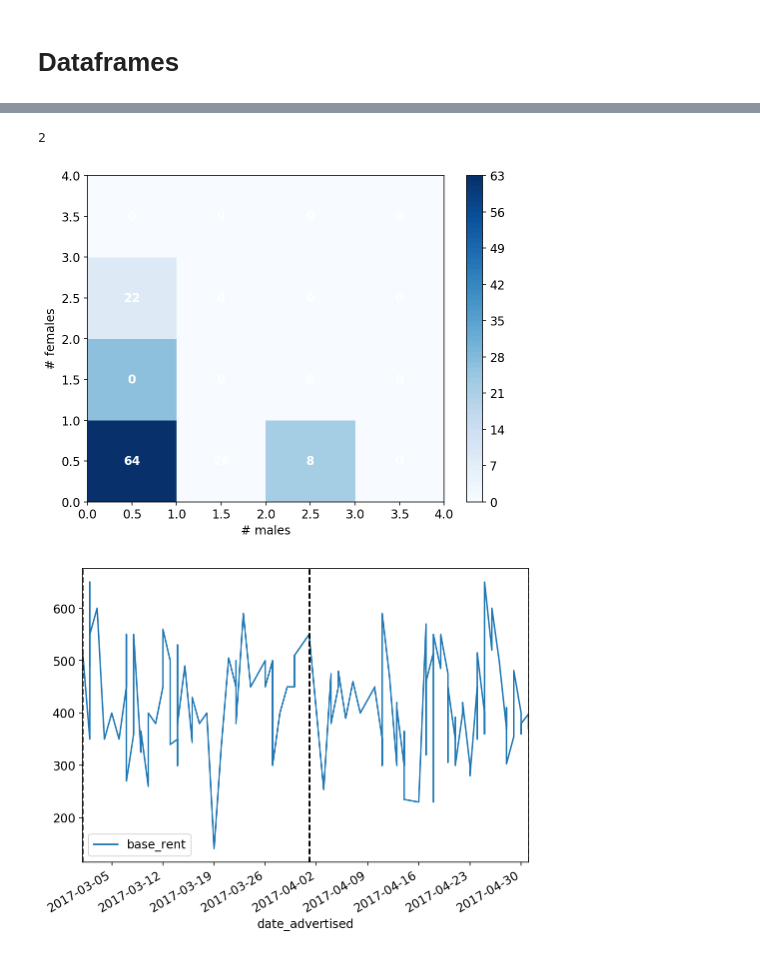
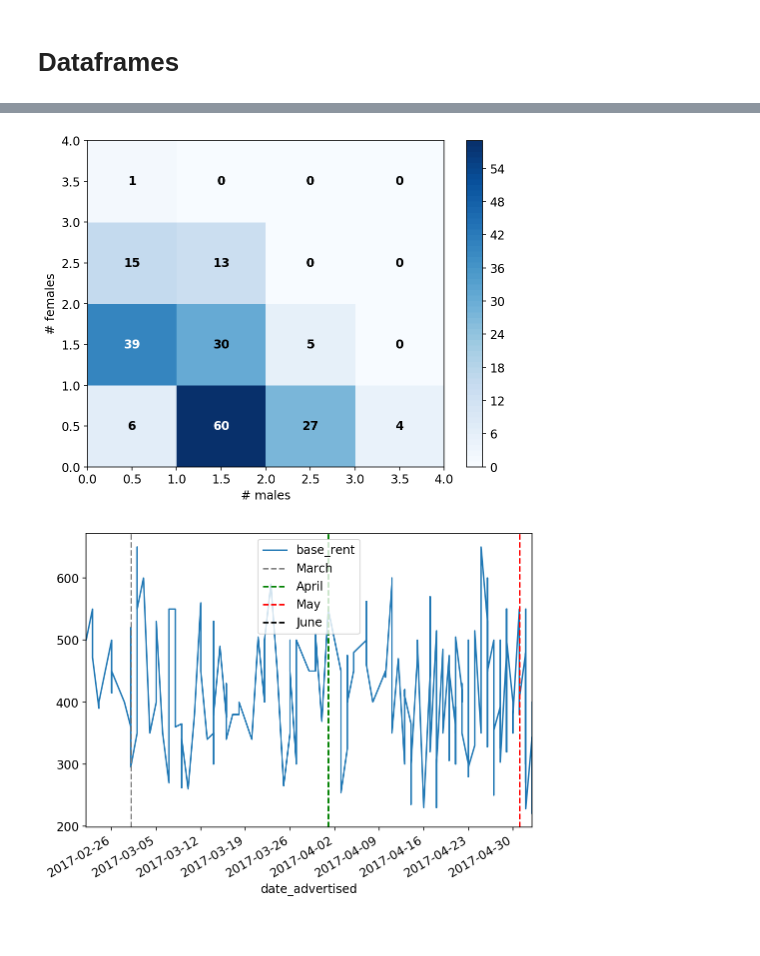
Before and after one commit to raggleton/Hamburg_house_prices, a Jupyter notebook: Hamburg flat scraping.ipynb, the cells around one changed output, grey strips where cells are left out. Cells and saved outputs as stored; diff of their text form; code cells hidden in the pictures.

```diff
--- a/Hamburg flat scraping.ipynb
+++ b/Hamburg flat scraping.ipynb
@@ -245,6 +256,8 @@ def extract_ad_info_from_soup(ad_soup):
         info_panel = panels[0]
 
         ad_dict = dict()
+        ad_dict['latitude'], ad_dict['longitude'] = get_coords(ad_soup)
+
 #         ad_dict = {'title': ad_soup.title.text}
         ad_dict.update(get_price_dict(info_panel))
         ad_dict.update(get_address_dict(info_panel))
@@ -445,2 +449,2 @@ Cacheing to _cache/wg-zimmer-in-Hamburg-Altona-Altstadt.6048834.html
 # %%
-list_page = "https://www.wg-gesucht.de/wg-zimmer-in-Hamburg.55.0.0.0.html?user_filter_id=397074&offer_filter=1&city_id=55&category=0&rent_type=2&sMin=12&rMax=700&dFr=1493589600&dTo=1497391200&radLat=53.55602559999999&radLng=9.922616500000004&radAdd=Ottensen%2C+Hamburg%2C+Germany&radDis=7000&wgSea=2&wgAge=26&wgMxT=3&img_only=1"
+list_page = "https://www.wg-gesucht.de/wg-zimmer-in-Hamburg.55.0.0.0.html?user_filter_id=397074&offer_filter=1&city_id=55&category=0&rent_type=2&sMin=12&rMax=700&dFr=1425168000&dTo=1497391200&radLat=53.55602559999999&radLng=9.922616500000004&radAdd=Ottensen%2C+Hamburg%2C+Germany&radDis=7000&wgSea=2&wgAge=26&wgMxT=3&img_only=1"
@@ -496,8 +495,10 @@ list_page_template = list_page_start.replace("0.html", "{N}.html")
 # %%
+list_page_template = list_page.replace("0.html", "{N}.html")
 listings_dicts = []
-for i in range(6):
+for i in range(10):
+    print("Getting page %d of listings from %s" %(i+1, list_page))
     list_page = list_page_template.replace("{N}", str(i))
     time.sleep(random.random()*5 + 1)
-    print("Getting listings from", list_page)
     listings_dicts.extend(get_listings_from_list_page(list_page))
+print("Collected a total of %d listings" % len(listings_dicts))
 # %% [output]
@@ -520,11 +555,0 @@ len(listings_dicts)
-# %%
-for i, d in enumerate(listings_dicts):
-    if not os.path.isfile(generate_cache_filename(d['url'])):
-        if i % 10 == 0 and i > 0:
-            print('Long sleep, done %d / %d' % (i, len(listings_dicts)))
-            time.sleep(60)
-        time.sleep(random.random()*2 + 1)
-    print(d['url'])
-    info = extract_ad_info(d['url'])
-    if info:
-        d.update(info)
@@ -758,28 +752,30 @@ sns.jointplot(x='room_area', y='total_area',
-# %%
-df.num_males_current.max()
-# %% [output]
-2
 # %%
+n_person = 5
 vals, xbins, ybins = np.histogram2d(df.num_males_current, df.num_females_current,
-                                    bins=[range(5), range(5)])
+                                    bins=[range(n_person), range(n_person)])
+maxz = int(vals.max())
 hist, xbins, ybins, im = plt.hist2d(df.num_males_current, df.num_females_current,
-                                    bins=[range(5), range(5)],
-                                    norm=colors.BoundaryNorm(boundaries=range(int(vals.max())), ncolors=256),
+                                    bins=[range(n_person), range(n_person)],
+                                    norm=colors.BoundaryNorm(boundaries=range(maxz), ncolors=256),
                                     cmap='Blues');
 for i in range(len(ybins)-1):
     for j in range(len(xbins)-1):
-        plt.text(xbins[j]+0.5,ybins[i]+0.5, int(hist[i,j]),
-                color="w", ha="center", va="center", fontweight="bold")
+        hist[i,j] = int(hist[i,j])
+        plt.text(xbins[j]+0.5,ybins[i]+0.5, "%d" % hist[j,i],
+                 color="w" if hist[j,i] > maxz*(5./8) else 'k',
+                 ha="center", va="center", fontweight="bold")
 
 plt.xlabel('# males')
 plt.ylabel('# females')
 plt.colorbar();
 # %% [output]
-[figure, old version]
+[figure, new version]
 # %%
 df.plot(x='date_advertised', y='base_rent');
-plt.axvline('2017-03-01', c='black', linestyle='dashed');
-plt.axvline('2017-04-01', c='black', linestyle='dashed');
-plt.axvline('2017-05-01', c='black', linestyle='dashed');
+plt.axvline('2017-03-01', c='grey', linestyle='dashed', label='March');
+plt.axvline('2017-04-01', c='green', linestyle='dashed', label='April');
+plt.axvline('2017-05-01', c='red', linestyle='dashed', label='May');
+plt.axvline('2017-06-01', c='black', linestyle='dashed', label='June');
+plt.legend();
 # %% [output]
-[figure, old version]
+[figure, new version]
```
Also changed, not shown: parts of 103 cells of this notebook.
